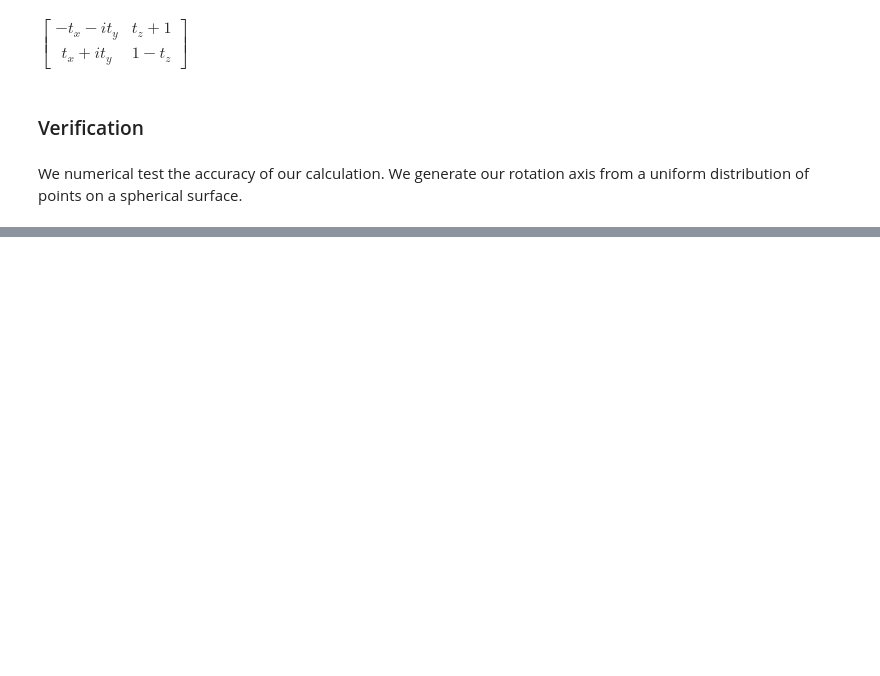
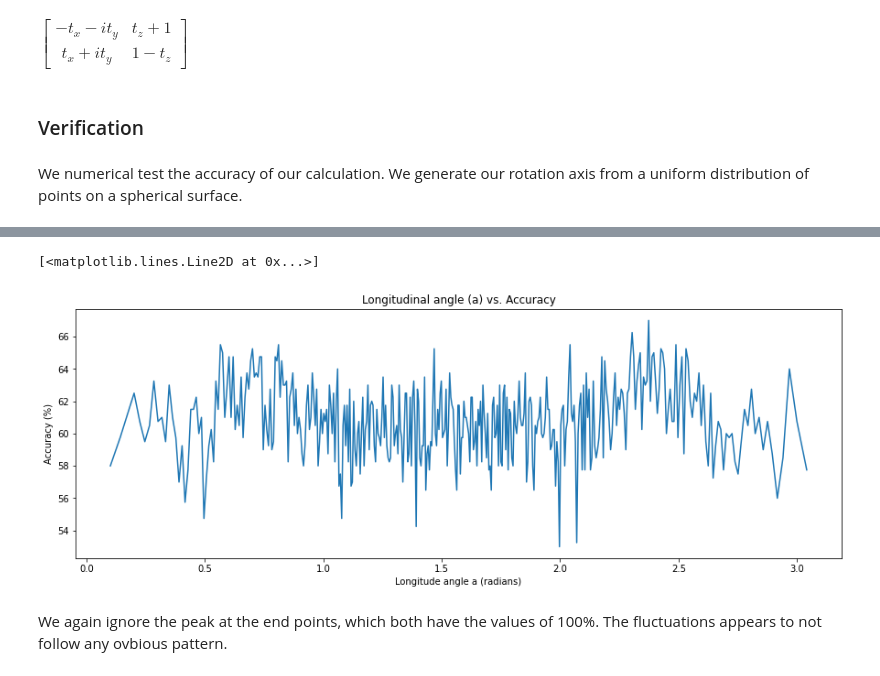
Before and after one commit to mpham26uchicago/QOSF_Mentorship, a Jupyter notebook: Matrix Power.ipynb, the cells around one changed output, grey strips where cells are left out. Cells and saved outputs as stored; diff of their text form; code cells hidden in the pictures; blank space fills up the shorter version.

```diff
--- a/Matrix Power.ipynb
+++ b/Matrix Power.ipynb
@@ -289,0 +404,12 @@ Now everything looks like it follows one equation?!
+# %%
+plt.figure(figsize = (15, 5))
+
+plt.title('Longitudinal angle (a) vs. Accuracy')
+plt.xlabel('Longitude angle a (radians)')
+plt.ylabel('Accuracy (%)')
+plt.plot(np.arccos(np.linspace(a_lb, a_ub, no_a)[1:-1]), acc_list[1:-1])
+# %% [output]
+[<matplotlib.lines.Line2D at 0x...>]
+[figure, added]
+# %% [markdown]
+We again ignore the peak at the end points, which both have the values of 100%. The fluctuations appears to not follow any ovbious pattern.
```
Also changed, not shown: parts of 28 cells of this notebook.
